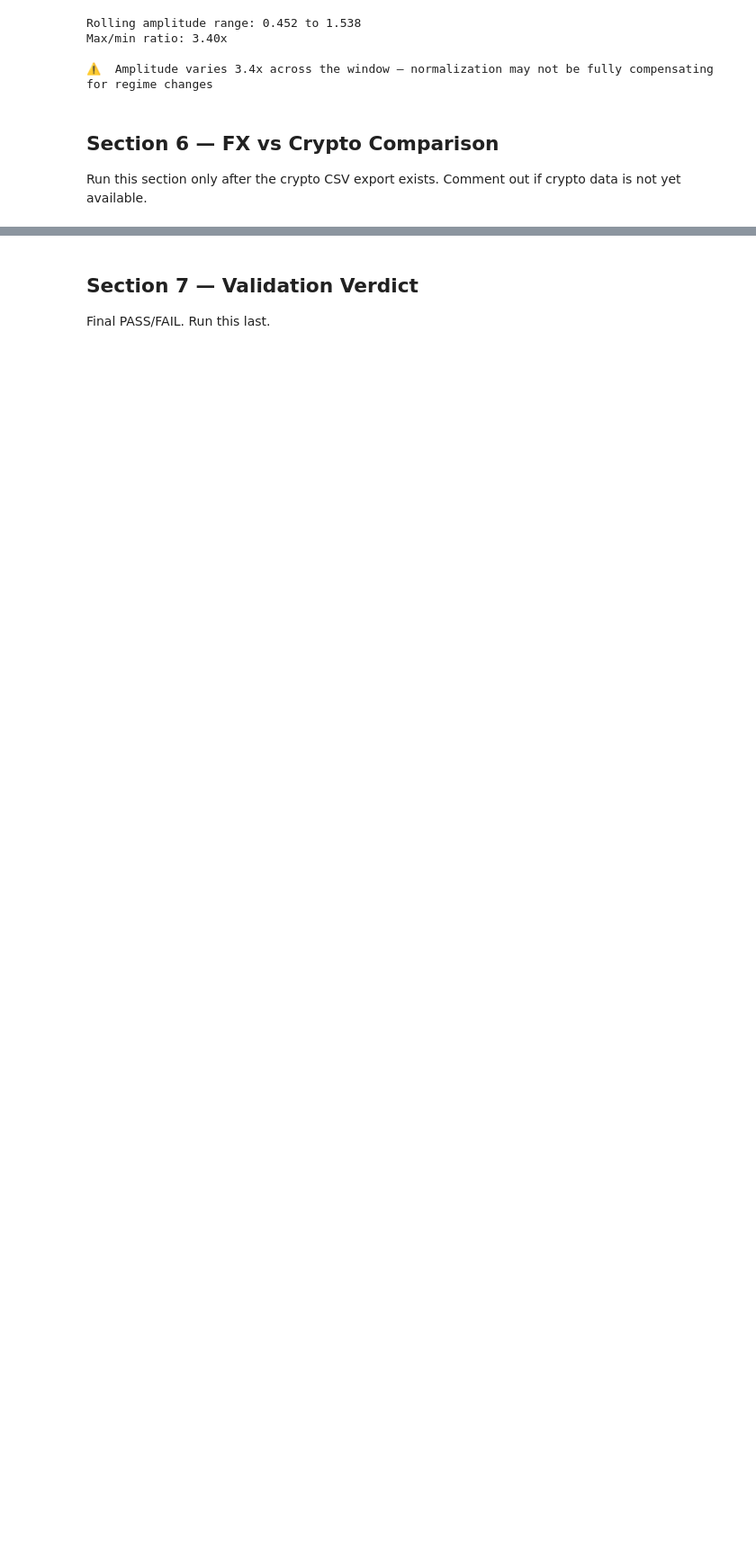
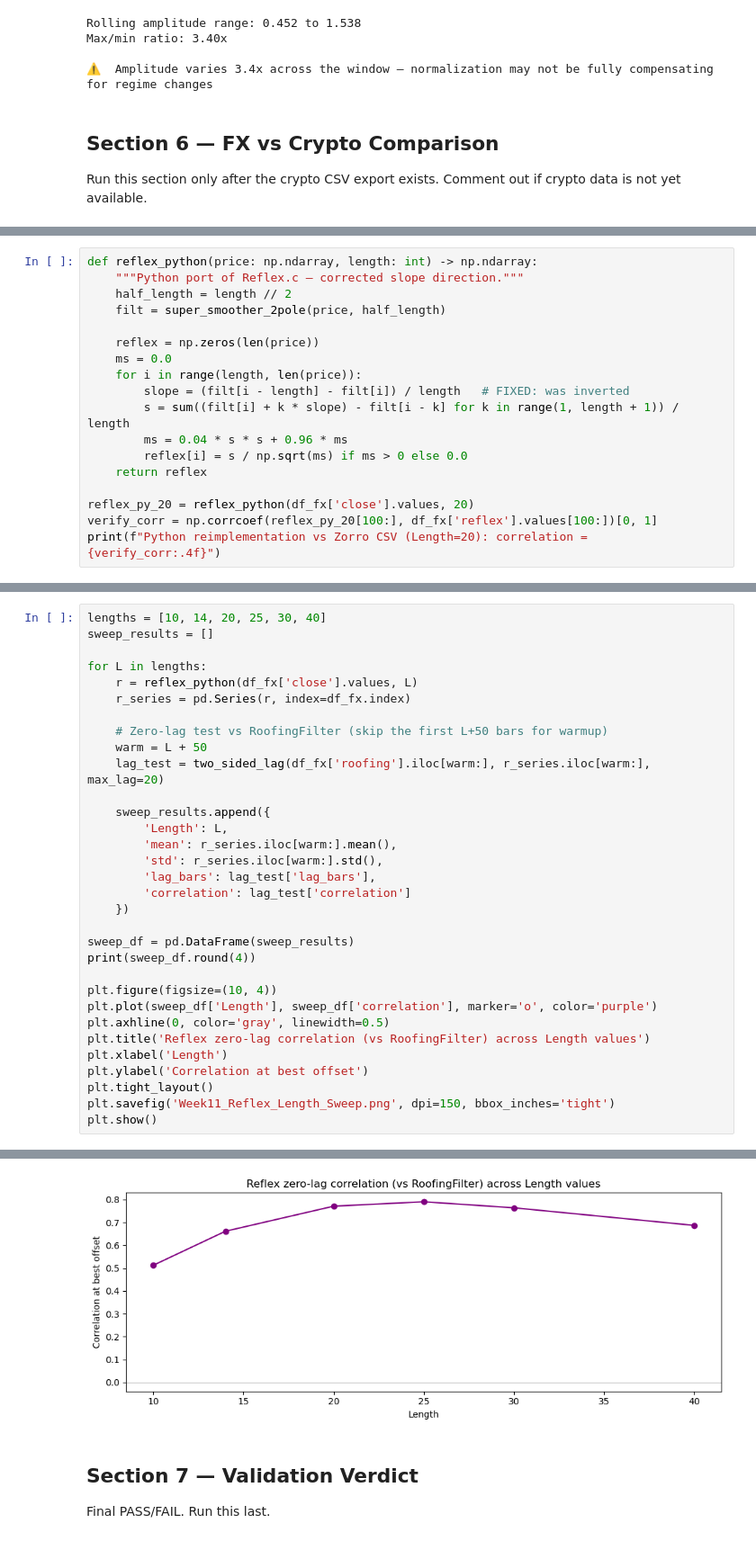
Before and after one commit to eyalperel/fx-trading-systems, a Jupyter notebook: analysis/notebooks/Week11_Reflex_Analysis.ipynb, the cells around one changed output, grey strips where cells are left out. Shown at 90% size. Drawn from its saved outputs; the diff is of its cells as text; blank space fills up the shorter version.

```diff
--- a/analysis/notebooks/Week11_Reflex_Analysis.ipynb
+++ b/analysis/notebooks/Week11_Reflex_Analysis.ipynb
@@ -287,0 +344,18 @@ print('Section 6 placeholder — uncomment when crypto CSV is ready')
+# %%
+def reflex_python(price: np.ndarray, length: int) -> np.ndarray:
+    """Python port of Reflex.c — corrected slope direction."""
+    half_length = length // 2
+    filt = super_smoother_2pole(price, half_length)
+
+    reflex = np.zeros(len(price))
+    ms = 0.0
+    for i in range(length, len(price)):
+        slope = (filt[i - length] - filt[i]) / length   # FIXED: was inverted
+        s = sum((filt[i] + k * slope) - filt[i - k] for k in range(1, length + 1)) / length
+        ms = 0.04 * s * s + 0.96 * ms
+        reflex[i] = s / np.sqrt(ms) if ms > 0 else 0.0
+    return reflex
+
+reflex_py_20 = reflex_python(df_fx['close'].values, 20)
+verify_corr = np.corrcoef(reflex_py_20[100:], df_fx['reflex'].values[100:])[0, 1]
+print(f"Python reimplementation vs Zorro CSV (Length=20): correlation = {verify_corr:.4f}")
@@ -287,0 +364,33 @@ print('Section 6 placeholder — uncomment when crypto CSV is ready')
+# %%
+lengths = [10, 14, 20, 25, 30, 40]
+sweep_results = []
+
+for L in lengths:
+    r = reflex_python(df_fx['close'].values, L)
+    r_series = pd.Series(r, index=df_fx.index)
+
+    # Zero-lag test vs RoofingFilter (skip the first L+50 bars for warmup)
+    warm = L + 50
+    lag_test = two_sided_lag(df_fx['roofing'].iloc[warm:], r_series.iloc[warm:], max_lag=20)
+
+    sweep_results.append({
+        'Length': L,
+        'mean': r_series.iloc[warm:].mean(),
+        'std': r_series.iloc[warm:].std(),
+        'lag_bars': lag_test['lag_bars'],
+        'correlation': lag_test['correlation']
+    })
+
+sweep_df = pd.DataFrame(sweep_results)
+print(sweep_df.round(4))
+
+plt.figure(figsize=(10, 4))
+plt.plot(sweep_df['Length'], sweep_df['correlation'], marker='o', color='purple')
+plt.axhline(0, color='gray', linewidth=0.5)
+plt.title('Reflex zero-lag correlation (vs RoofingFilter) across Length values')
+plt.xlabel('Length')
+plt.ylabel('Correlation at best offset')
+plt.tight_layout()
+plt.savefig('Week11_Reflex_Length_Sweep.png', dpi=150, bbox_inches='tight')
+plt.show()
+# %% [output]
@@ -288,3 +404,4 @@ print('Section 6 placeholder — uncomment when crypto CSV is ready')
+[figure, added]
 # %% [markdown]
 ## Section 7 — Validation Verdict
 Final PASS/FAIL. Run this last.
```
Also changed, not shown: parts of 10 cells of this notebook, 2 other files.
